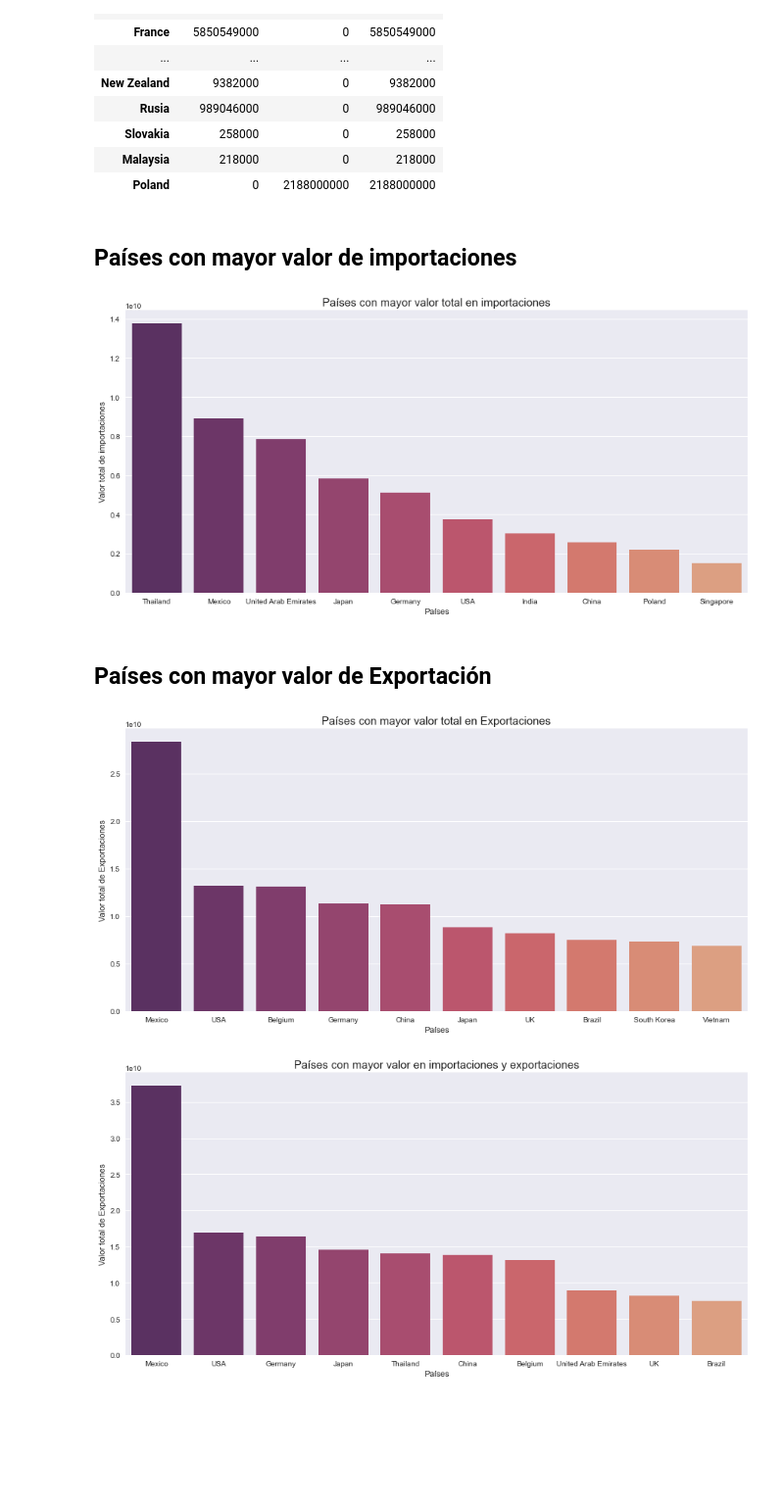
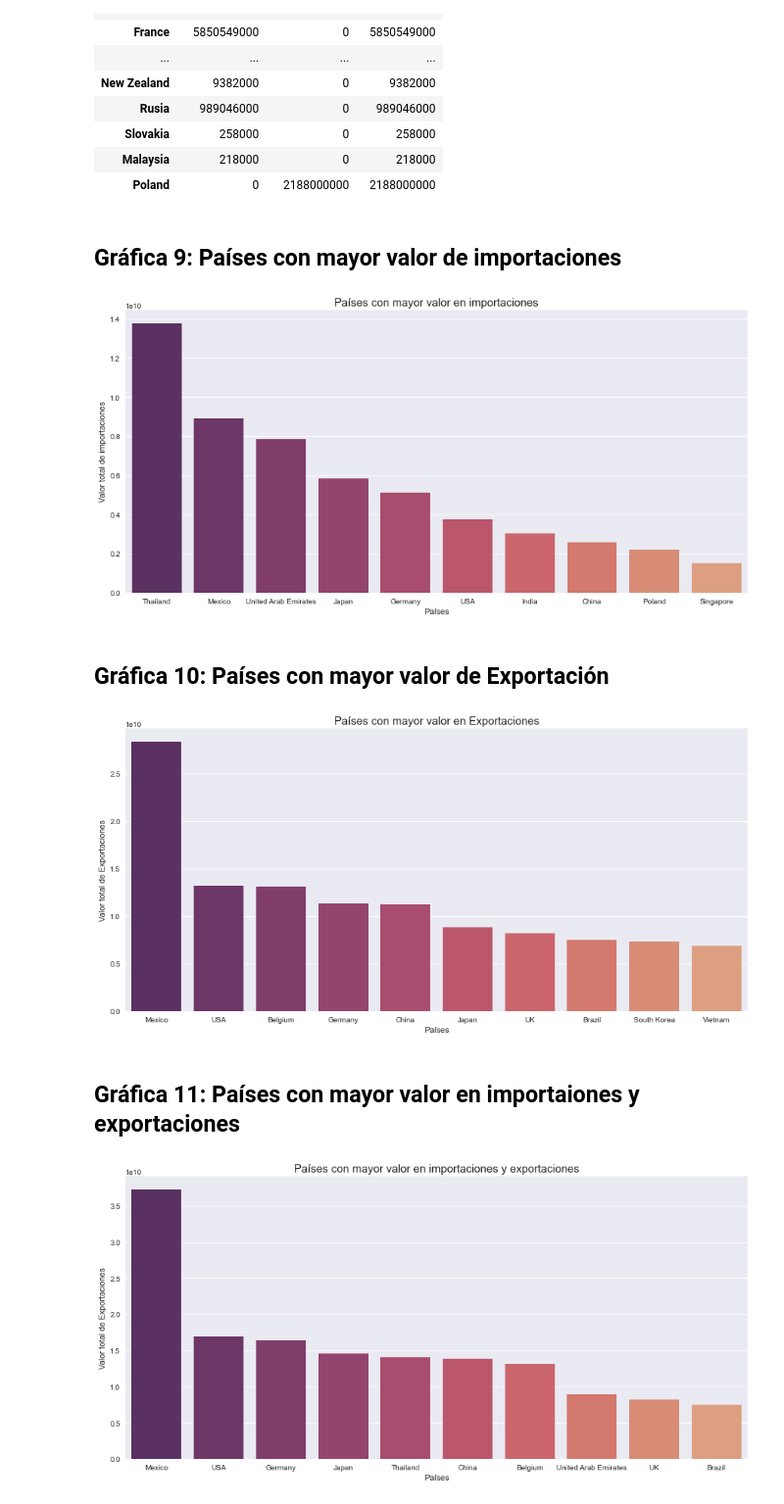
Before and after one commit to josue-islas/EmTech_2, a Jupyter notebook: Notebooks/ISLAS_GASRCILAZO_JOSUE_SABDIEL_PROYECTO.ipynb, the cells around one changed output. Shown: that part at 98% size. Drawn from its saved outputs; the diff is of its cells as text; code cells hidden in the pictures; blank space fills up the shorter version.

```diff
--- a/Notebooks/ISLAS_GASRCILAZO_JOSUE_SABDIEL_PROYECTO.ipynb
+++ b/Notebooks/ISLAS_GASRCILAZO_JOSUE_SABDIEL_PROYECTO.ipynb
@@ -543,22 +453,22 @@ display(df_paises_raiting)
 | Malaysia | 218000 | 0 | 218000 |
 | Poland | 0 | 2188000000 | 2188000000 |
 # %% [markdown]
-## Países con mayor valor de importaciones
+## Gráfica 9: Países con mayor valor de importaciones
 # %%
 plt.figure(figsize=(15,7))
 sns.barplot(
     x = df_paises_raiting.sort_values(by='Importaciones', ascending=False).iloc[:10].index,
     y = df_paises_raiting.sort_values(by = 'Importaciones', ascending=False).iloc[:10].Importaciones,
     palette = paleta
 )
-plt.title('Países con mayor valor total en importaciones', fontdict={'fontsize':15})
+plt.title('Países con mayor valor en importaciones', fontdict={'fontsize':15})
 plt.xlabel('Países')
 plt.ylabel('Valor total de importaciones')
 plt.show()
 # %% [output]
-[figure, old version]
+[figure, new version]
 # %% [markdown]
-## Países con mayor valor de Exportación
+## Gráfica 10: Países con mayor valor de Exportación
 # %%
 plt.figure(figsize=(15,7))
 sns.barplot(
@@ -566,12 +476,14 @@ sns.barplot(
     y = df_paises_raiting.sort_values(by = 'Exportaciones', ascending=False).iloc[:10].Exportaciones,
     palette = paleta
 )
-plt.title('Países con mayor valor total en Exportaciones', fontdict={'fontsize':15})
+plt.title('Países con mayor valor en Exportaciones', fontdict={'fontsize':15})
 plt.xlabel('Países')
 plt.ylabel('Valor total de Exportaciones')
 plt.show()
 # %% [output]
-[figure, old version]
+[figure, new version]
+# %% [markdown]
+## Gráfica 11: Países con mayor valor en importaiones y exportaciones
 # %%
 plt.figure(figsize=(15,7))
 sns.barplot(
```
Also changed, not shown: parts of 54 cells of this notebook.
